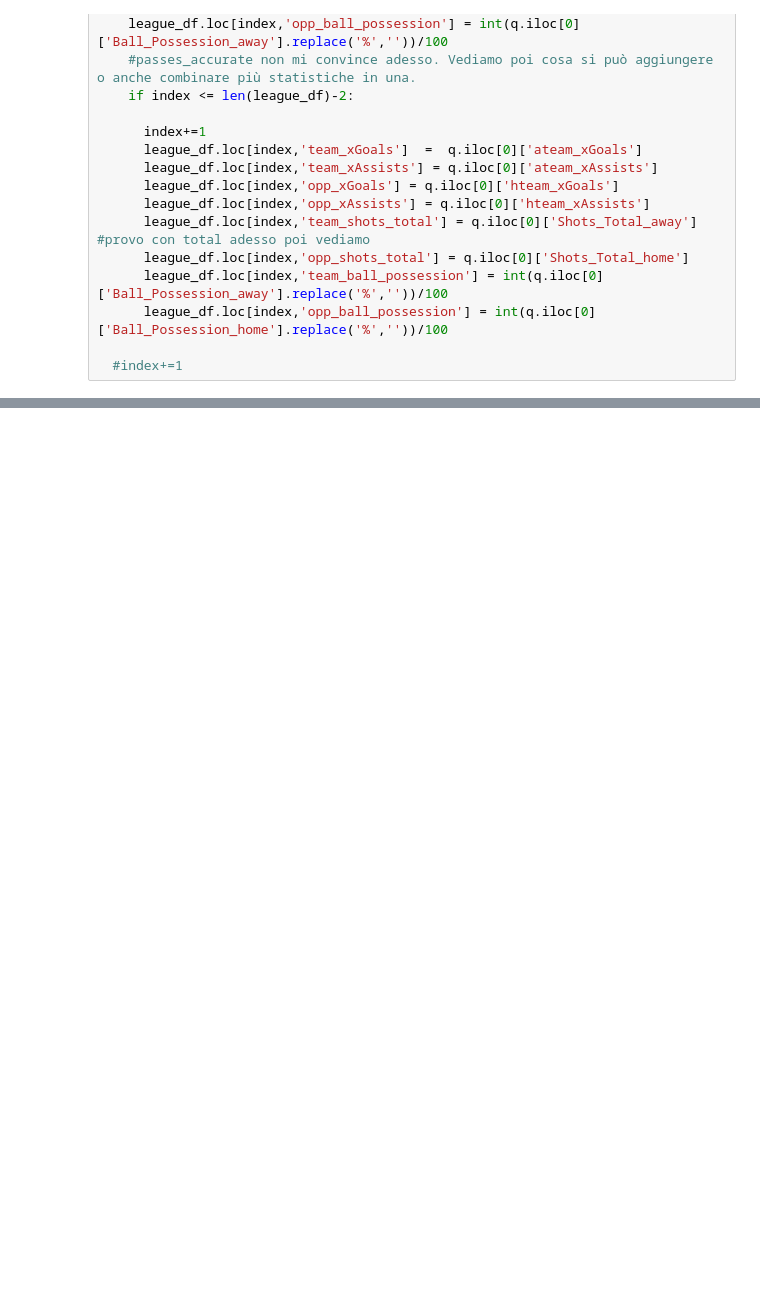
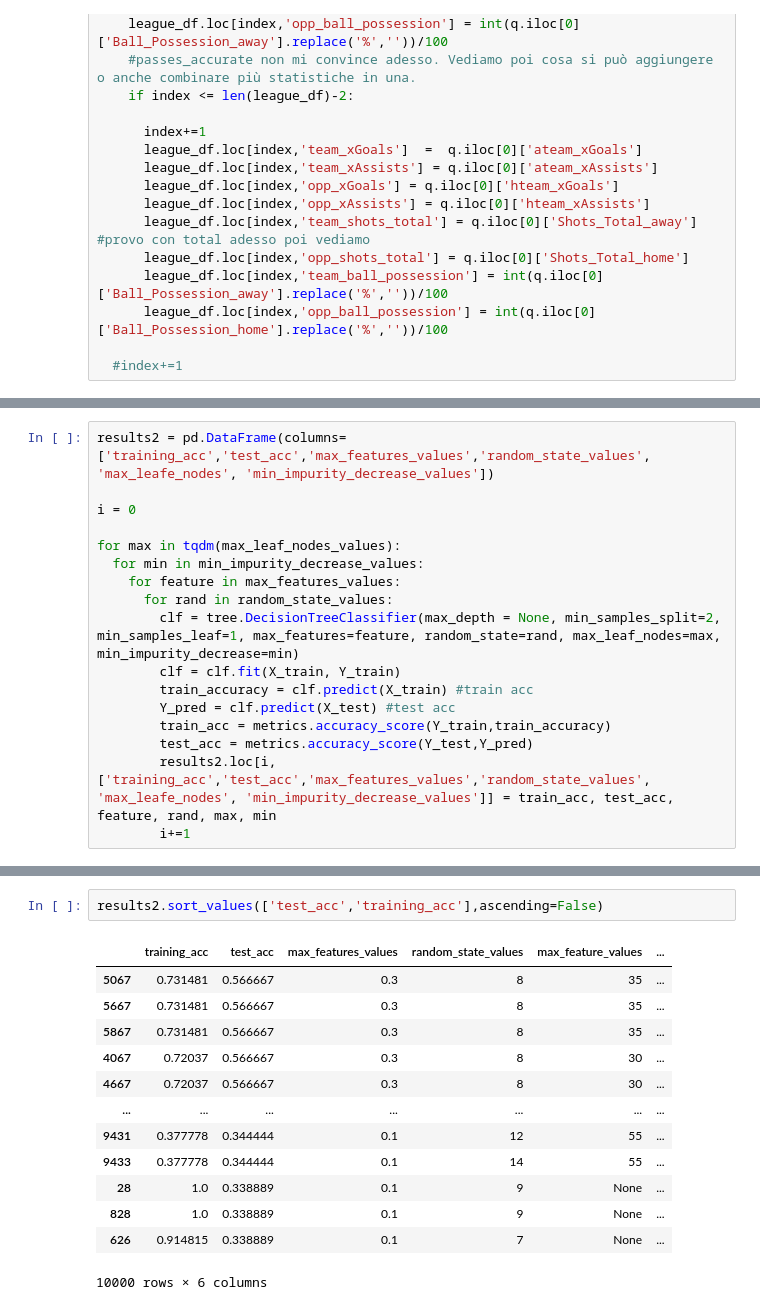
Before and after one commit to Absinthe31/ProgettoINFORET, a Jupyter notebook: Matches_predictor.ipynb, the cells around one changed output, grey strips where cells are left out. Drawn from its saved outputs; the diff is of its cells as text; blank space fills up the shorter version.

```diff
--- a/Matches_predictor.ipynb
+++ b/Matches_predictor.ipynb
@@ -1742,0 +1717,17 @@ df
+# %%
+results2 = pd.DataFrame(columns=['training_acc','test_acc','max_features_values','random_state_values', 'max_leafe_nodes', 'min_impurity_decrease_values'])
+
+i = 0
+
+for max in tqdm(max_leaf_nodes_values):
+  for min in min_impurity_decrease_values:
+    for feature in max_features_values:
+      for rand in random_state_values:
+        clf = tree.DecisionTreeClassifier(max_depth = None, min_samples_split=2, min_samples_leaf=1, max_features=feature, random_state=rand, max_leaf_nodes=max, min_impurity_decrease=min)
+        clf = clf.fit(X_train, Y_train)
+        train_accuracy = clf.predict(X_train) #train acc
+        Y_pred = clf.predict(X_test) #test acc
+        train_acc = metrics.accuracy_score(Y_train,train_accuracy)
+        test_acc = metrics.accuracy_score(Y_test,Y_pred)
+        results2.loc[i,['training_acc','test_acc','max_features_values','random_state_values', 'max_leafe_nodes', 'min_impurity_decrease_values']] = train_acc, test_acc, feature, rand, max, min
+        i+=1
@@ -1742,0 +1751,16 @@ df
+# %%
+results2.sort_values(['test_acc','training_acc'],ascending=False)
+# %% [output]
+|  | training_acc | test_acc | max_features_values | random_state_values | max_feature_values | ... |
+| 5067 | 0.731481 | 0.566667 | 0.3 | 8 | 35 | ... |
+| 5667 | 0.731481 | 0.566667 | 0.3 | 8 | 35 | ... |
+| 5867 | 0.731481 | 0.566667 | 0.3 | 8 | 35 | ... |
+| 4067 | 0.72037 | 0.566667 | 0.3 | 8 | 30 | ... |
+| 4667 | 0.72037 | 0.566667 | 0.3 | 8 | 30 | ... |
+| ... | ... | ... | ... | ... | ... | ... |
+| 9431 | 0.377778 | 0.344444 | 0.1 | 12 | 55 | ... |
+| 9433 | 0.377778 | 0.344444 | 0.1 | 14 | 55 | ... |
+| 28 | 1.0 | 0.338889 | 0.1 | 9 | None | ... |
+| 828 | 1.0 | 0.338889 | 0.1 | 9 | None | ... |
+| 626 | 0.914815 | 0.338889 | 0.1 | 7 | None | ... |
+10000 rows × 6 columns
```
Also changed, not shown: parts of 109 cells of this notebook, 17 other files.
